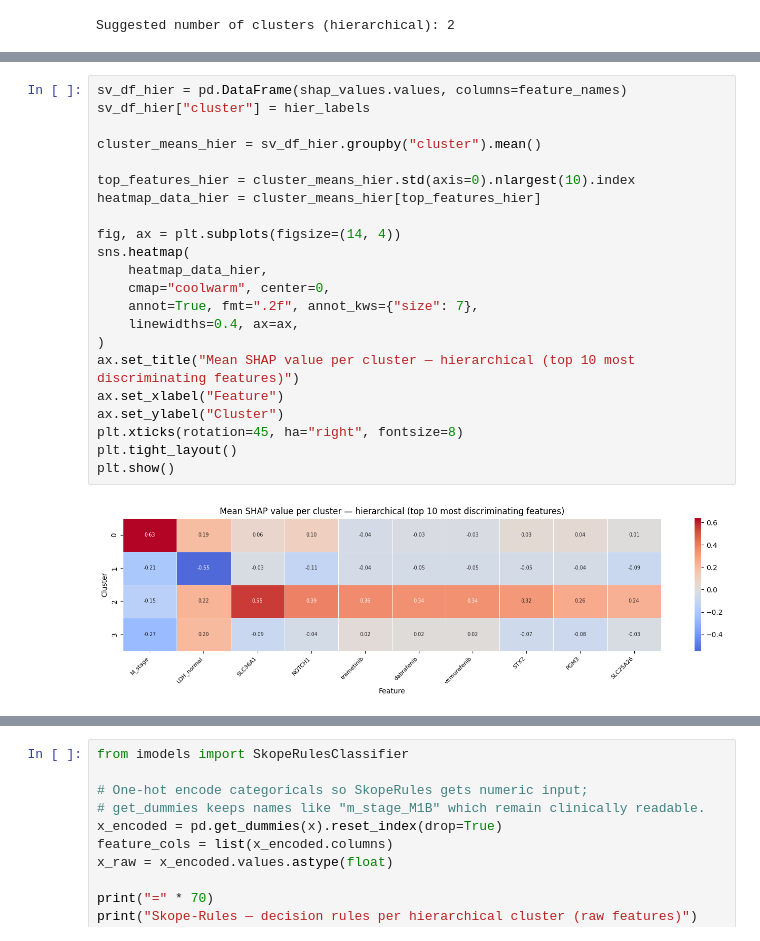
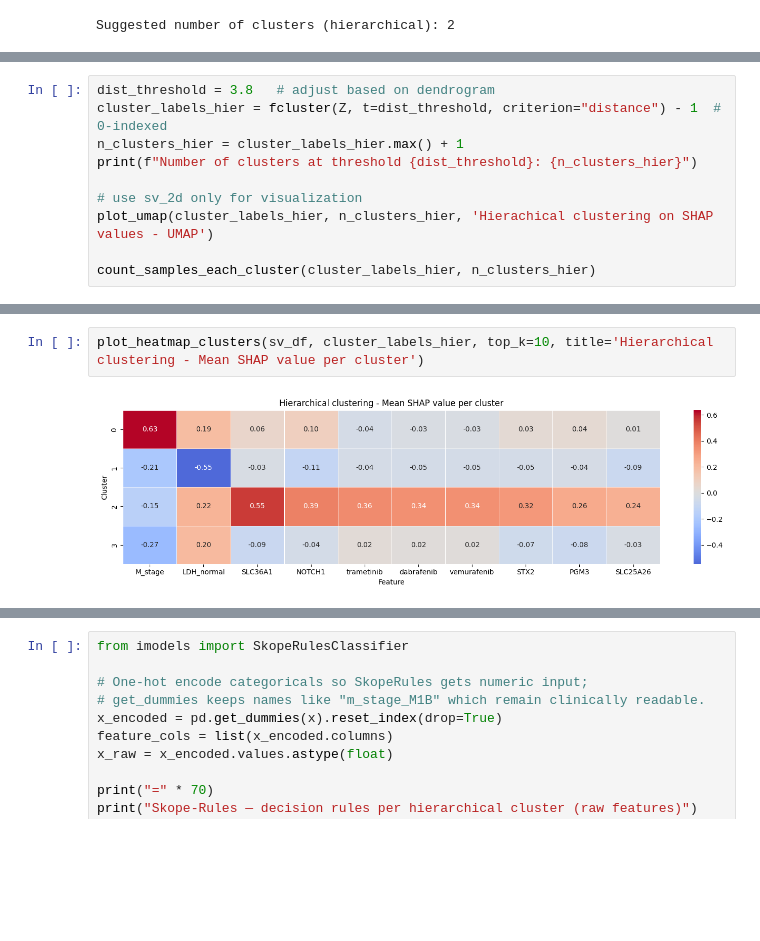
Before and after one commit to dinhhb/modeling_gene_expression, a Jupyter notebook: explanation/5_shap_lr.ipynb, the cells around one changed output, grey strips where cells are left out. Saved outputs shown, nothing was run; the diff lists cells and outputs as text; blank space fills up the shorter version.

Commit message:
investigate clusters

```diff
--- a/explanation/5_shap.ipynb
+++ b/explanation/5_shap_lr.ipynb
@@ -412,0 +372,10 @@ Cluster 3: 23 Short resp, 8 Long resp
+# %%
+dist_threshold = 3.8   # adjust based on dendrogram
+cluster_labels_hier = fcluster(Z, t=dist_threshold, criterion="distance") - 1  # 0-indexed
+n_clusters_hier = cluster_labels_hier.max() + 1
+print(f"Number of clusters at threshold {dist_threshold}: {n_clusters_hier}")
+
+# use sv_2d only for visualization
+plot_umap(cluster_labels_hier, n_clusters_hier, 'Hierachical clustering on SHAP values - UMAP')
+
+count_samples_each_cluster(cluster_labels_hier, n_clusters_hier)
@@ -413,24 +389,4 @@ Cluster 3: 23 Short resp, 8 Long resp
 # %%
-sv_df_hier = pd.DataFrame(shap_values.values, columns=feature_names)
-sv_df_hier["cluster"] = hier_labels
-
-cluster_means_hier = sv_df_hier.groupby("cluster").mean()
-
-top_features_hier = cluster_means_hier.std(axis=0).nlargest(10).index
-heatmap_data_hier = cluster_means_hier[top_features_hier]
-
-fig, ax = plt.subplots(figsize=(14, 4))
-sns.heatmap(
-    heatmap_data_hier,
-    cmap="coolwarm", center=0,
-    annot=True, fmt=".2f", annot_kws={"size": 7},
-    linewidths=0.4, ax=ax,
-)
-ax.set_title("Mean SHAP value per cluster — hierarchical (top 10 most discriminating features)")
-ax.set_xlabel("Feature")
-ax.set_ylabel("Cluster")
-plt.xticks(rotation=45, ha="right", fontsize=8)
-plt.tight_layout()
-plt.show()
+plot_heatmap_clusters(sv_df, cluster_labels_hier, top_k=10, title='Hierarchical clustering - Mean SHAP value per cluster')
 # %% [output]
-[figure, old version]
+[figure, new version]
```
Also changed, not shown: parts of 21 cells of this notebook, 8 other files.
